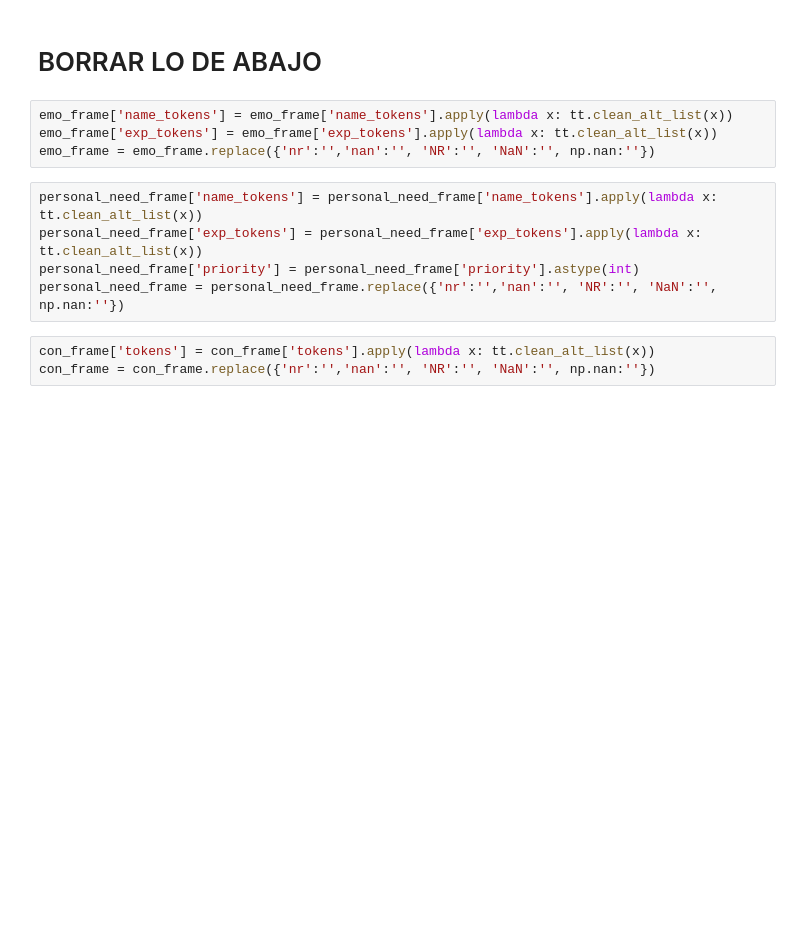
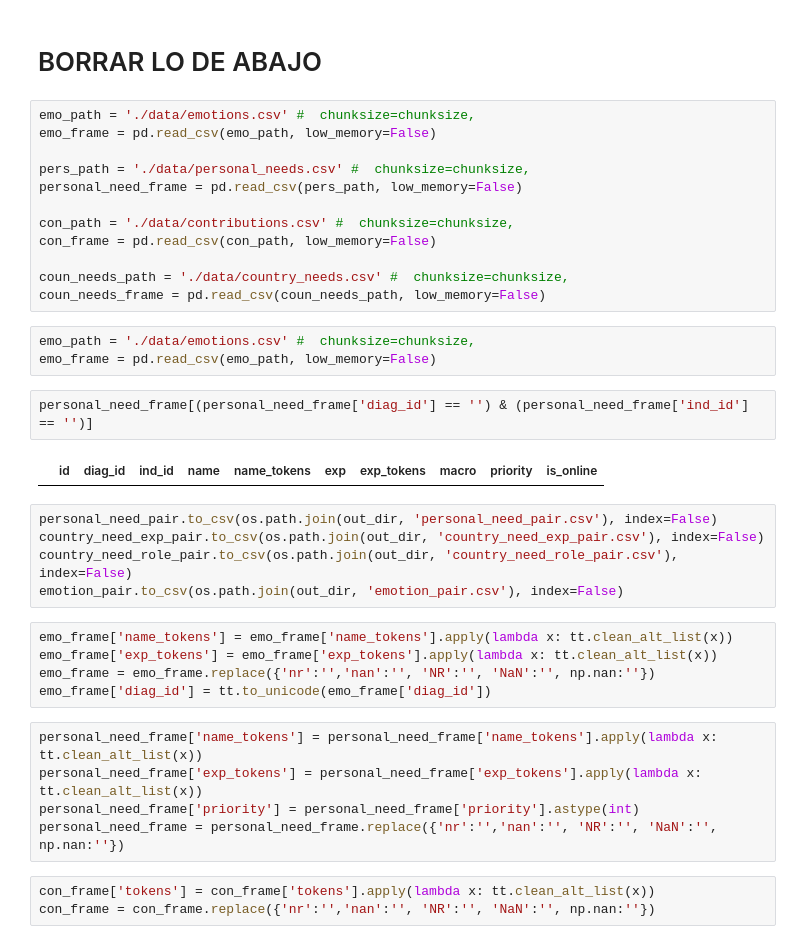
Before and after one commit to ECQQ/preprocessing, a Jupyter notebook: Pipeline.ipynb, the cells around one changed output. Drawn from its saved outputs; the diff is of its cells as text; blank space fills up the shorter version.

```diff
--- a/Pipeline.ipynb
+++ b/Pipeline.ipynb
@@ -258,9 +279,34 @@ per_need_to_sql(personal_needs,os.path.join(out_dir,'personal_need.sql' ))
 # %% [markdown]
 # BORRAR LO DE ABAJO
+# %%
+emo_path = './data/emotions.csv' #  chunksize=chunksize,
+emo_frame = pd.read_csv(emo_path, low_memory=False)
+
+pers_path = './data/personal_needs.csv' #  chunksize=chunksize,
+personal_need_frame = pd.read_csv(pers_path, low_memory=False)
+
+con_path = './data/contributions.csv' #  chunksize=chunksize,
+con_frame = pd.read_csv(con_path, low_memory=False)
+
+coun_needs_path = './data/country_needs.csv' #  chunksize=chunksize,
+coun_needs_frame = pd.read_csv(coun_needs_path, low_memory=False)
+# %%
+emo_path = './data/emotions.csv' #  chunksize=chunksize,
+emo_frame = pd.read_csv(emo_path, low_memory=False)
+# %%
+personal_need_frame[(personal_need_frame['diag_id'] == '') & (personal_need_frame['ind_id'] == '')]
+# %% [output]
+|  | id | diag_id | ind_id | name | name_tokens | exp | exp_tokens | macro | priority | is_online |
+# %%
+personal_need_pair.to_csv(os.path.join(out_dir, 'personal_need_pair.csv'), index=False)
+country_need_exp_pair.to_csv(os.path.join(out_dir, 'country_need_exp_pair.csv'), index=False)
+country_need_role_pair.to_csv(os.path.join(out_dir, 'country_need_role_pair.csv'), index=False)
+emotion_pair.to_csv(os.path.join(out_dir, 'emotion_pair.csv'), index=False)
 # %%
 emo_frame['name_tokens'] = emo_frame['name_tokens'].apply(lambda x: tt.clean_alt_list(x))
 emo_frame['exp_tokens'] = emo_frame['exp_tokens'].apply(lambda x: tt.clean_alt_list(x))
 emo_frame = emo_frame.replace({'nr':'','nan':'', 'NR':'', 'NaN':'', np.nan:''})
+emo_frame['diag_id'] = tt.to_unicode(emo_frame['diag_id'])
 # %%
 personal_need_frame['name_tokens'] = personal_need_frame['name_tokens'].apply(lambda x: tt.clean_alt_list(x))
 personal_need_frame['exp_tokens'] = personal_need_frame['exp_tokens'].apply(lambda x: tt.clean_alt_list(x))
```
Also changed, not shown: parts of 29 cells of this notebook, 15 other files.
